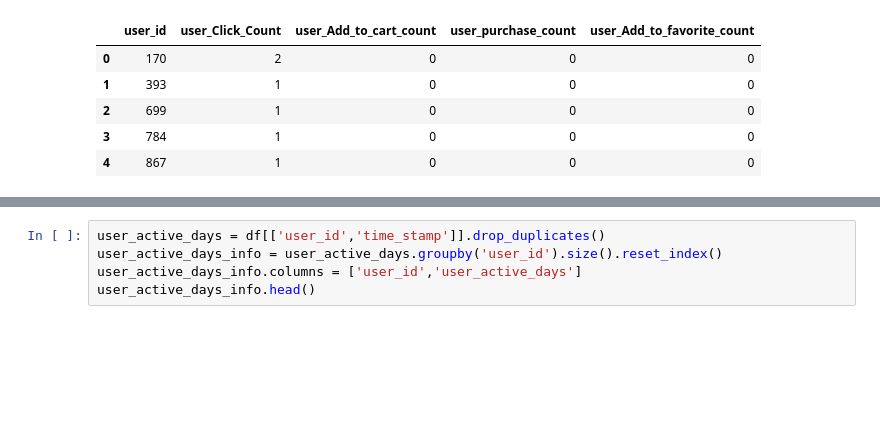
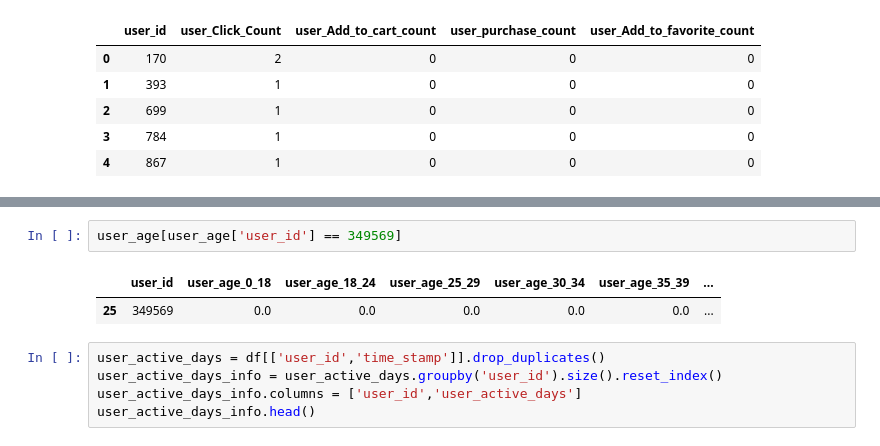
Before and after one commit to shruthivenkat/CECS550_Group6, a Jupyter notebook: #5 - Feature Engineering by Shruthi.ipynb, the cells around one changed output, grey strips where cells are left out. Drawn from its saved outputs; the diff is of its cells as text; blank space fills up the shorter version.

```diff
--- a/#5 - Feature Engineering by Shruthi.ipynb
+++ b/#5 - Feature Engineering by Shruthi.ipynb
@@ -143,3 +158,8 @@ user_age.head()
+# %%
+user_age[user_age['user_id'] == 349569]
+# %% [output]
+|  | user_id | user_age_0_18 | user_age_18_24 | user_age_25_29 | user_age_30_34 | user_age_35_39 | ... |
+| 25 | 349569 | 0.0 | 0.0 | 0.0 | 0.0 | 0.0 | ... |
 # %%
 user_active_days = df[['user_id','time_stamp']].drop_duplicates()
 user_active_days_info = user_active_days.groupby('user_id').size().reset_index()
```
Also changed, not shown: parts of 12 cells of this notebook, 2 other files.
